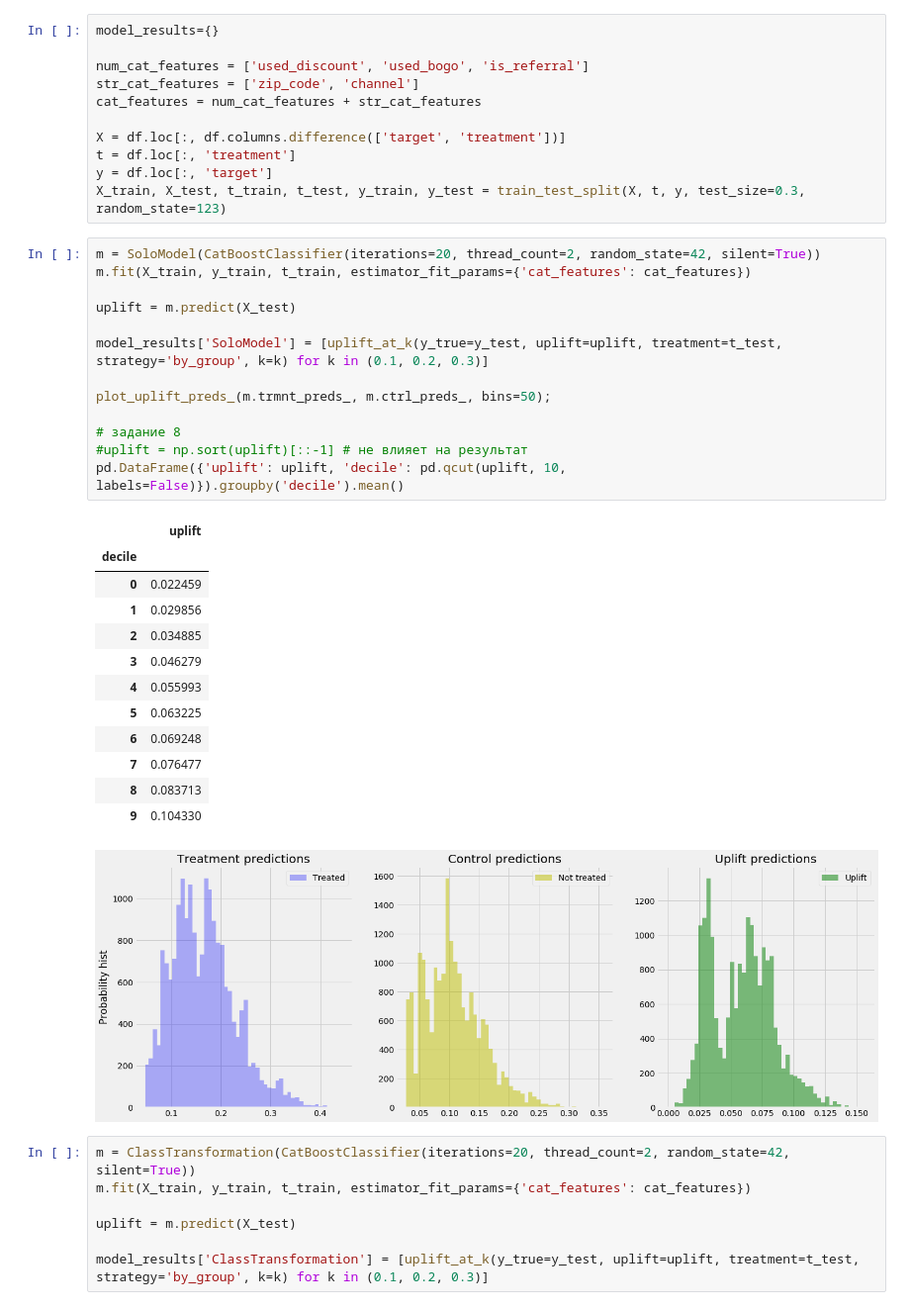
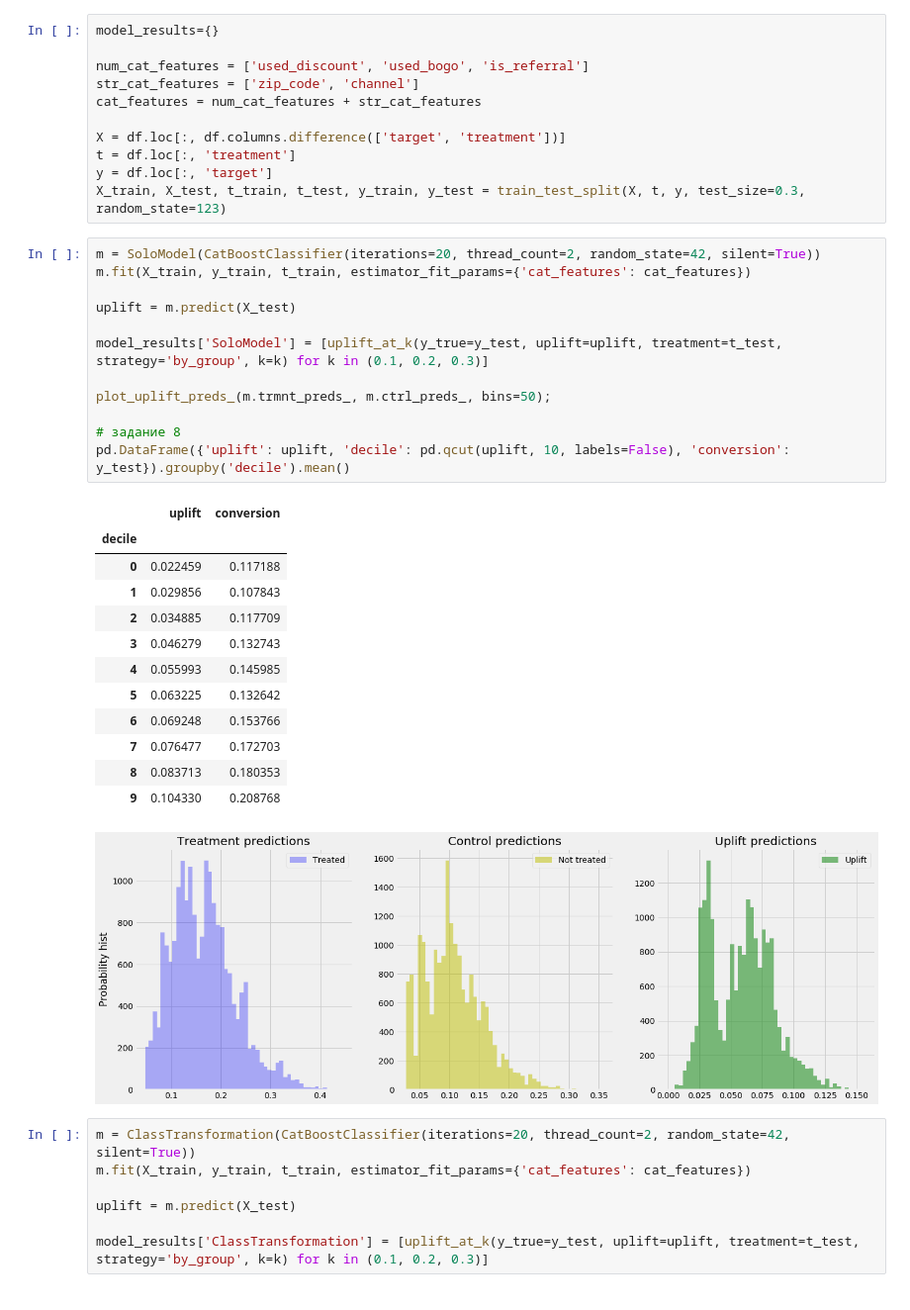
Before and after one commit to nnnedelkina/MLInBusiness, a Jupyter notebook: HW4.ipynb, the cells around one changed output. Shown: that part at 99% size. Saved outputs shown, nothing was run; the diff lists cells and outputs as text.

```diff
--- a/HW4.ipynb
+++ b/HW4.ipynb
@@ -157,29 +157,28 @@ X_train, X_test, t_train, t_test, y_train, y_test = train_test_split(X, t, y, te
 # %%
 m = SoloModel(CatBoostClassifier(iterations=20, thread_count=2, random_state=42, silent=True))
 m.fit(X_train, y_train, t_train, estimator_fit_params={'cat_features': cat_features})
 
 uplift = m.predict(X_test)
 
 model_results['SoloModel'] = [uplift_at_k(y_true=y_test, uplift=uplift, treatment=t_test, strategy='by_group', k=k) for k in (0.1, 0.2, 0.3)]
 
 plot_uplift_preds_(m.trmnt_preds_, m.ctrl_preds_, bins=50);
 
 # задание 8
-#uplift = np.sort(uplift)[::-1] # не влияет на результат
-pd.DataFrame({'uplift': uplift, 'decile': pd.qcut(uplift, 10, labels=False)}).groupby('decile').mean()
+pd.DataFrame({'uplift': uplift, 'decile': pd.qcut(uplift, 10, labels=False), 'conversion': y_test}).groupby('decile').mean()
 # %% [output]
-|  | uplift |
-| decile |  |
-| 0 | 0.022459 |
-| 1 | 0.029856 |
-| 2 | 0.034885 |
-| 3 | 0.046279 |
-| 4 | 0.055993 |
-| 5 | 0.063225 |
-| 6 | 0.069248 |
-| 7 | 0.076477 |
-| 8 | 0.083713 |
-| 9 | 0.104330 |
+|  | uplift | conversion |
+| decile |  |  |
+| 0 | 0.022459 | 0.117188 |
+| 1 | 0.029856 | 0.107843 |
+| 2 | 0.034885 | 0.117709 |
+| 3 | 0.046279 | 0.132743 |
+| 4 | 0.055993 | 0.145985 |
+| 5 | 0.063225 | 0.132642 |
+| 6 | 0.069248 | 0.153766 |
+| 7 | 0.076477 | 0.172703 |
+| 8 | 0.083713 | 0.180353 |
+| 9 | 0.104330 | 0.208768 |
 [figure]
 # %%
 m = ClassTransformation(CatBoostClassifier(iterations=20, thread_count=2, random_state=42, silent=True))
```
